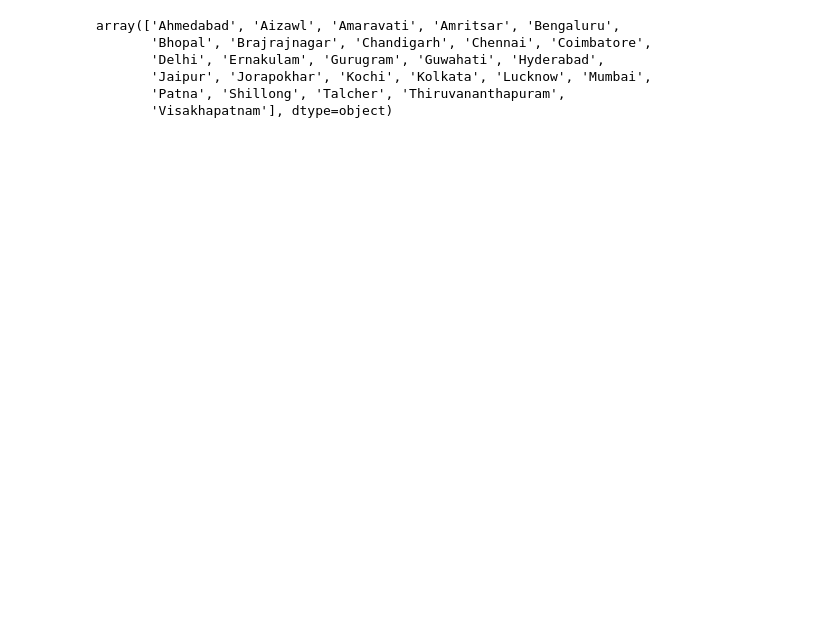
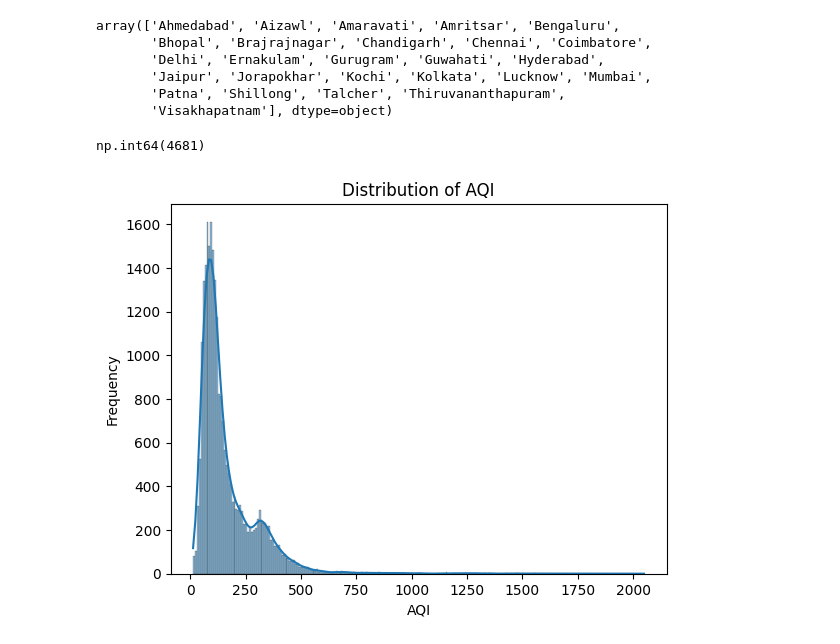
Before and after one commit to omkarsatpute18/AQI-air-quality-prediction, a Jupyter notebook: main.ipynb, the cells around one changed output. Cells and saved outputs as stored; diff of their text form; code cells hidden in the pictures; blank space fills up the shorter version.

```diff
--- a/main.ipynb
+++ b/main.ipynb
@@ -139,3 +139,15 @@ array(['Ahmedabad', 'Aizawl', 'Amaravati', 'Amritsar', 'Bengaluru',
        'Jaipur', 'Jorapokhar', 'Kochi', 'Kolkata', 'Lucknow', 'Mumbai',
        'Patna', 'Shillong', 'Talcher', 'Thiruvananthapuram',
        'Visakhapatnam'], dtype=object)
+# %%
+df["AQI"].isnull().sum()
+# %% [output]
+np.int64(4681)
+# %%
+sns.histplot(df["AQI"].dropna(), kde=True)
+plt.xlabel("AQI")
+plt.ylabel("Frequency")
+plt.title("Distribution of AQI")
+plt.show()
+# %% [output]
+[figure, added]
```
Also changed, not shown: parts of 11 cells of this notebook.
